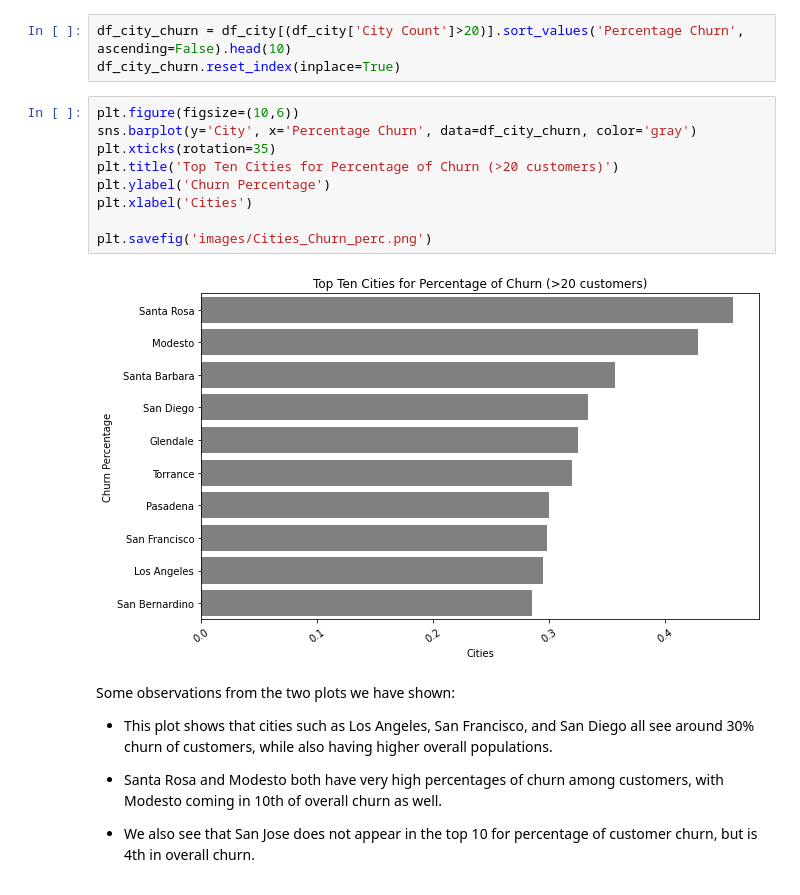
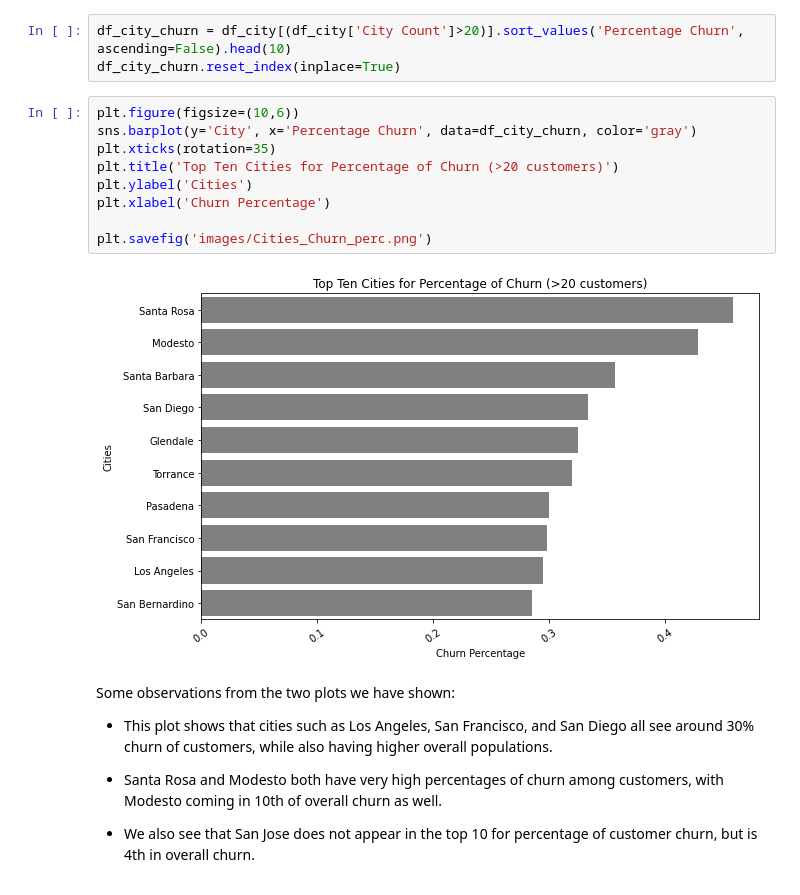
Before and after one commit to dvanheeswijk/Springboard, a Jupyter notebook: Capstone_3/Capstone 3 - EDA.ipynb, the cells around one changed output. Drawn from its saved outputs; the diff is of its cells as text.

Commit message:
Updated final presentation with better images

```diff
--- a/Capstone_3/Capstone 3 - EDA.ipynb
+++ b/Capstone_3/Capstone 3 - EDA.ipynb
@@ -98,14 +98,14 @@ df_city_churn.reset_index(inplace=True)
 # %%
 plt.figure(figsize=(10,6))
 sns.barplot(y='City', x='Percentage Churn', data=df_city_churn, color='gray')
 plt.xticks(rotation=35)
 plt.title('Top Ten Cities for Percentage of Churn (>20 customers)')
-plt.ylabel('Churn Percentage')
-plt.xlabel('Cities')
+plt.ylabel('Cities')
+plt.xlabel('Churn Percentage')
 
 plt.savefig('images/Cities_Churn_perc.png')
 # %% [output]
-[figure, old version]
+[figure, new version]
 # %% [markdown]
 Some observations from the two plots we have shown:
 
```
Also changed, not shown: parts of 2 cells of this notebook, 4 other files.
